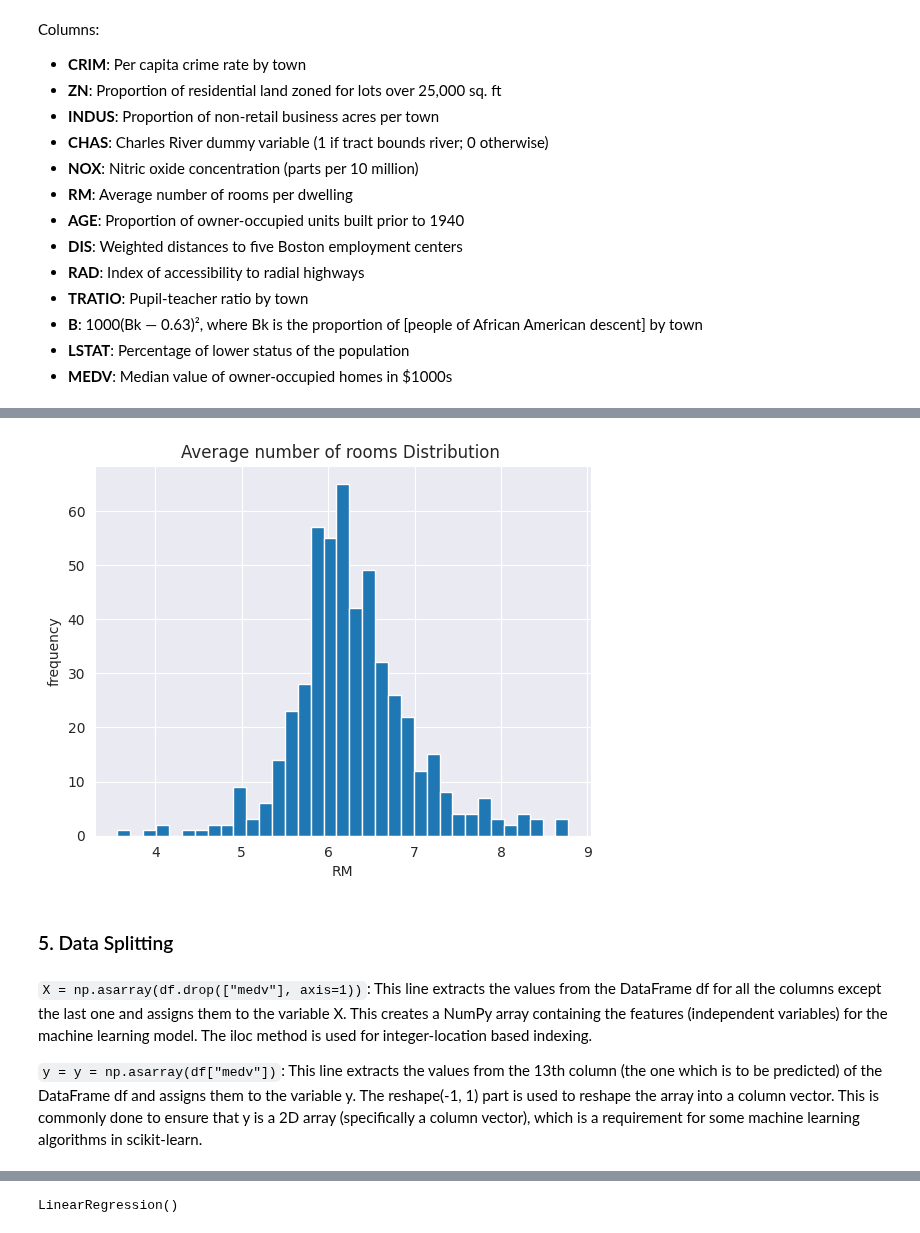
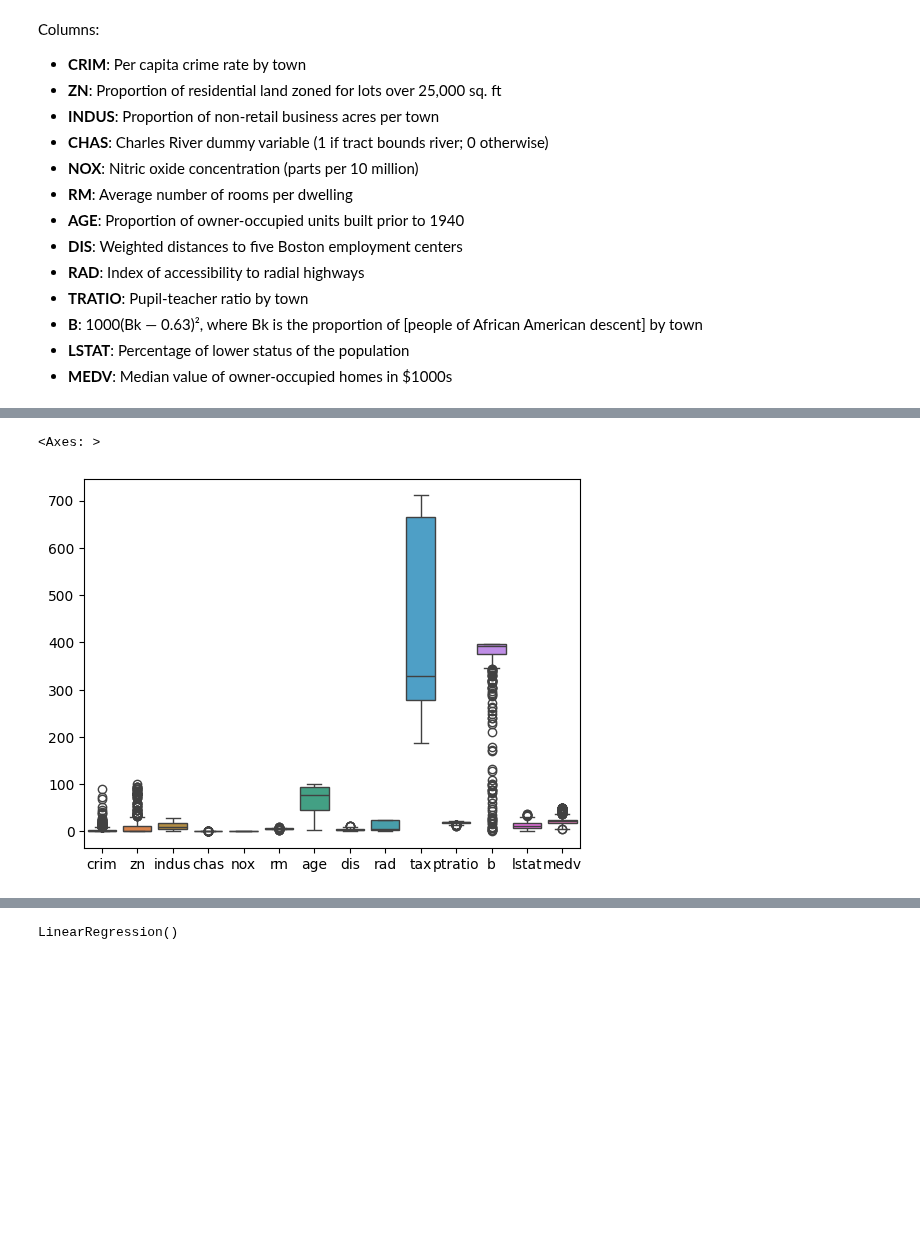
Before and after one commit to shxntanu/TE-Lab-Assignments, a Jupyter notebook: 07-Data-Analytics-I/Assignment7.ipynb, the cells around one changed output, grey strips where cells are left out. Saved outputs shown, nothing was run; the diff lists cells and outputs as text; code cells hidden in the pictures; blank space fills up the shorter version.

````diff
--- a/07-Data-Analytics-I/Assignment7.ipynb
+++ b/07-Data-Analytics-I/Assignment7.ipynb
@@ -92,8 +81,0 @@ We can see that there are null values in 6 columns, let's fill all of them with
-# %%
-df['CRIM'] = df['CRIM'].fillna(df['CRIM'].mean())
-# %%
-df['ZN'] = df['ZN'].fillna(df['ZN'].mean())
-df['INDUS'] = df['INDUS'].fillna(df['INDUS'].mean())
-df['CHAS'] = df['CHAS'].fillna(df['CHAS'].mean())
-df['AGE'] = df['AGE'].fillna(df['AGE'].mean())
-df['LSTAT'] = df['LSTAT'].fillna(df['LSTAT'].mean())
@@ -137,17 +82,6 @@ plt.show()
-# %%
-fig=plt.figure()
-ax=fig.add_subplot(1, 1, 1)
-ax.hist(df['RM'], bins = 35)
-plt.title("Average number of rooms Distribution ")
-plt.xlabel("RM")
-plt.ylabel("frequency")
-plt.show()
-# %% [output]
-[figure, removed]
-# %% [markdown]
-### 5. Data Splitting
-# %% [markdown]
-```X = np.asarray(df.drop(["medv"], axis=1))```: This line extracts the values from the DataFrame df for all the columns except the last one and assigns them to the variable X. This creates a NumPy array containing the features (independent variables) for the machine learning model. The iloc method is used for integer-location based indexing.
-
-```y = y = np.asarray(df["medv"])```: This line extracts the values from the 13th column (the one which is to be predicted) of the DataFrame df and assigns them to the variable y. The reshape(-1, 1) part is used to reshape the array into a column vector. This is commonly done to ensure that y is a 2D array (specifically a column vector), which is a requirement for some machine learning algorithms in scikit-learn.
+# %%
+sns.boxplot(data=df)
+# %% [output]
+<Axes: >
+[figure, added]
 # %%
````
Also changed, not shown: parts of 29 cells of this notebook.
